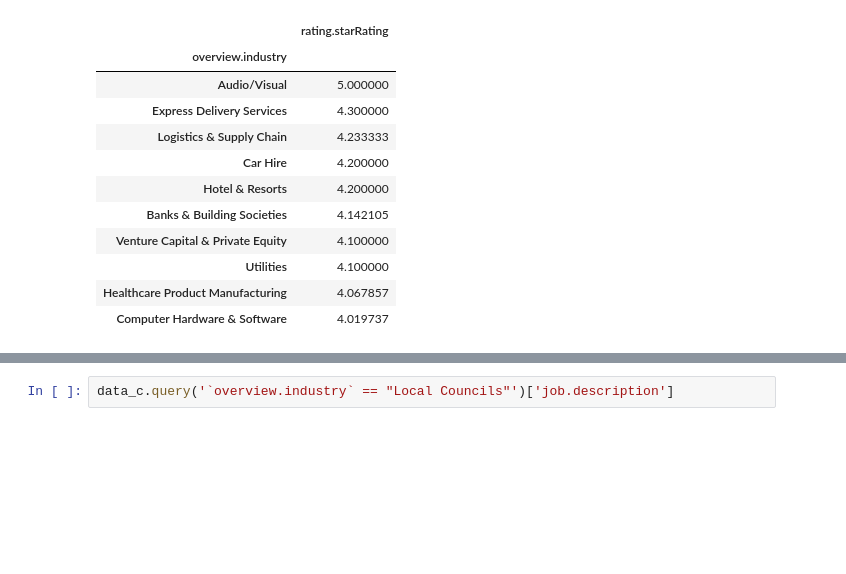
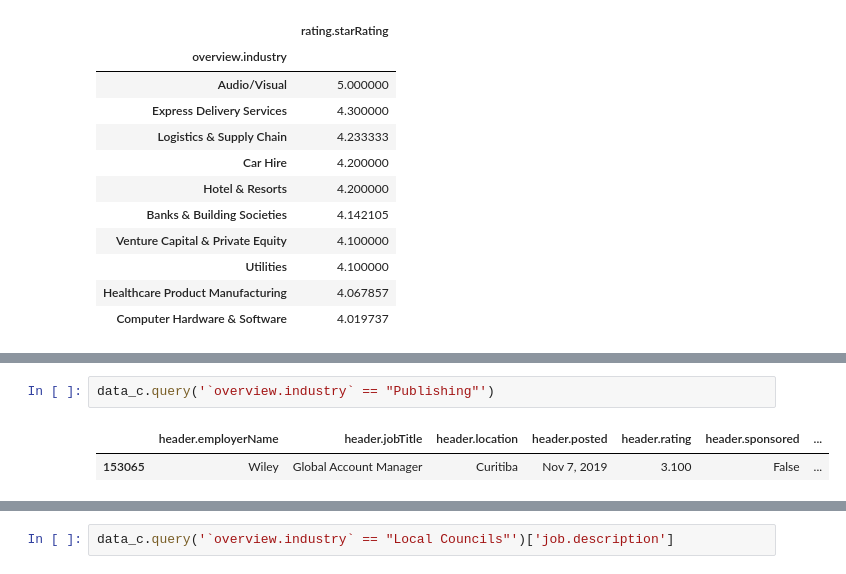
Before and after one commit to pathilink/Kaggle, a Jupyter notebook: glassdoor_br.ipynb, the cells around one changed output, grey strips where cells are left out. Drawn from its saved outputs; the diff is of its cells as text; blank space fills up the shorter version.

```diff
--- a/glassdoor_br.ipynb
+++ b/glassdoor_br.ipynb
@@ -378,3 +400,8 @@ industry_.mean().sort_values(by="salary.salaries",ascending=False).head(10)
+# %%
+data_c.query('`overview.industry` == "Publishing"')
+# %% [output]
+|  | header.employerName | header.jobTitle | header.location | header.posted | header.rating | header.sponsored | ... |
+| 153065 | Wiley | Global Account Manager | Curitiba | Nov 7, 2019 | 3.100 | False | ... |
 # %%
 data_c.query('`overview.industry` == "Local Councils"')
 # %% [output]
```
Also changed, not shown: parts of 11 cells of this notebook.
